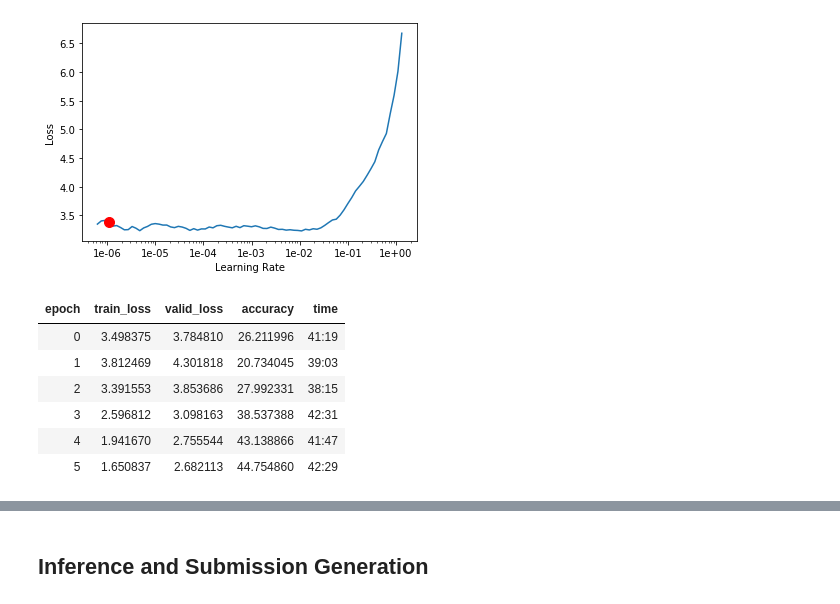
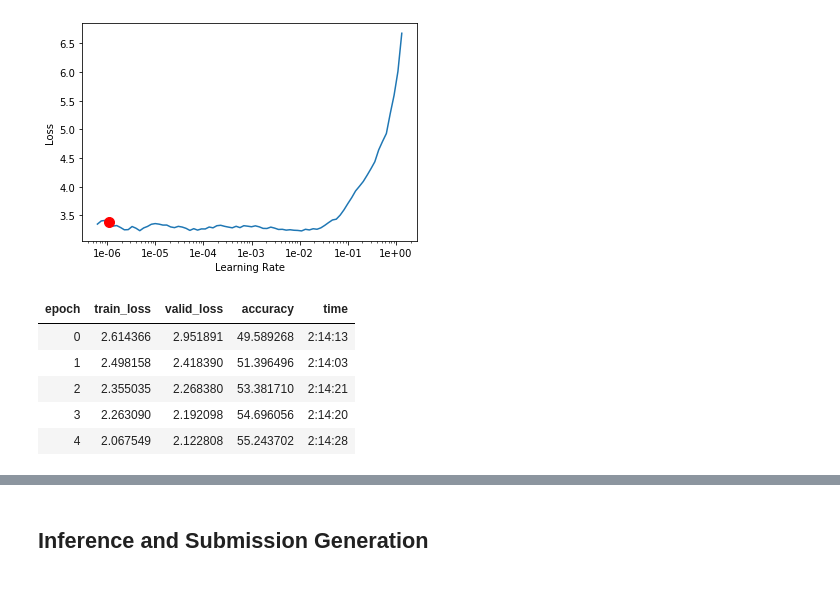
Before and after one commit to chengjiun/kaggle-2019Q3-cellular, a Jupyter notebook: Notebooks/rcic-fastai-effnetb5-512-gce.ipynb, the cells around one changed output, grey strips where cells are left out. Saved outputs shown, nothing was run; the diff lists cells and outputs as text; code cells hidden in the pictures.

```diff
--- a/Notebooks/rcic-fastai-effnetb5-512-gce.ipynb
+++ b/Notebooks/rcic-fastai-effnetb5-512-gce.ipynb
@@ -324,6 +324,8 @@ optar = partial(Ranger)
 # %%
 # 1080Ti 9G: img size=384, efficientnet-b4, bs=16
 # 4Ti
+proc_train_all_df = generate_df(train_df, sample_num=[1,2], exp=None, test_size=0.1)
+
 image_size=512
 tfms = get_transforms(do_flip=True, flip_vert=True,
                       max_lighting=0.2, p_lighting=0.5,
@@ -396,12 +401,11 @@ Min numerical gradient: 1.10E-06
 Min loss divided by 10: 1.10E-03
 [figure]
 # %%
-learn.fit_one_cycle(10,1e-4, callbacks=[SaveModelCallback(learn, every='improvement', monitor='accuracy')])
+learn.fit_one_cycle(5,1e-4, callbacks=[SaveModelCallback(learn, every='improvement', monitor='accuracy')])
 # %% [output]
 | epoch | train_loss | valid_loss | accuracy | time |
-| 0 | 3.498375 | 3.784810 | 26.211996 | 41:19 |
-| 1 | 3.812469 | 4.301818 | 20.734045 | 39:03 |
-| 2 | 3.391553 | 3.853686 | 27.992331 | 38:15 |
-| 3 | 2.596812 | 3.098163 | 38.537388 | 42:31 |
-| 4 | 1.941670 | 2.755544 | 43.138866 | 41:47 |
-| 5 | 1.650837 | 2.682113 | 44.754860 | 42:29 |
+| 0 | 2.614366 | 2.951891 | 49.589268 | 2:14:13 |
+| 1 | 2.498158 | 2.418390 | 51.396496 | 2:14:03 |
+| 2 | 2.355035 | 2.268380 | 53.381710 | 2:14:21 |
+| 3 | 2.263090 | 2.192098 | 54.696056 | 2:14:20 |
+| 4 | 2.067549 | 2.122808 | 55.243702 | 2:14:28 |
```
Also changed, not shown: parts of 32 cells of this notebook.
